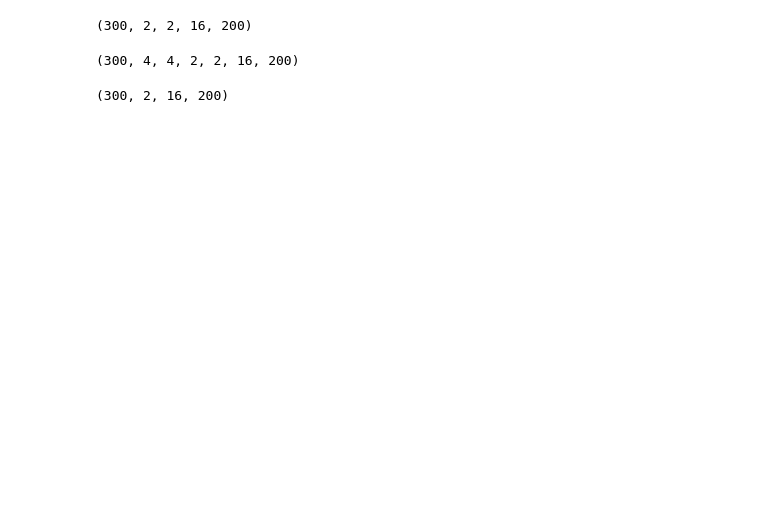
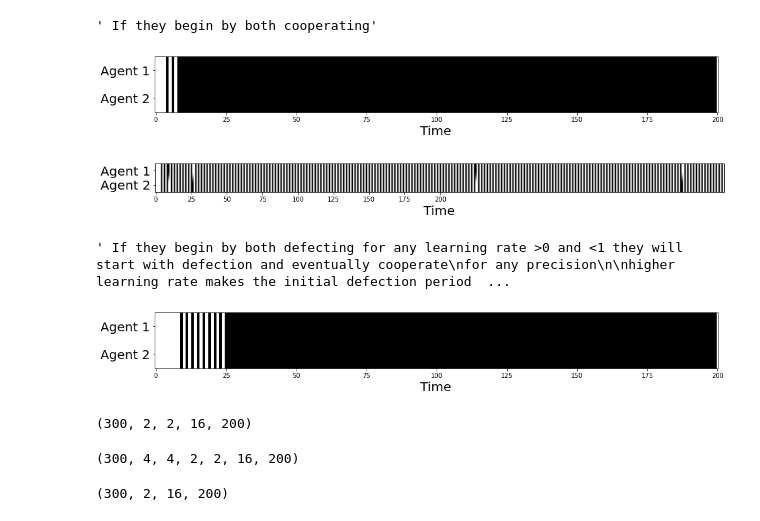
Before and after one commit to daphnedemekas/network-actinf, a Jupyter notebook: prisoners_dilemma/results.ipynb, the cells around one changed output. Cells and saved outputs as stored; diff of their text form; code cells hidden in the pictures; blank space fills up the shorter version.

```diff
--- a/prisoners_dilemma/results.ipynb
+++ b/prisoners_dilemma/results.ipynb
@@ -4,0 +7,23 @@ import seaborn as sns
+# %%
+""" If they begin by both cooperating for any learning rate >0 and <1 they will start with defection and eventually cooperate
+for any precision
+
+higher learning rate makes the initial defection period shorter"""
+# %% [output]
+' If they begin by both cooperating'
+# %%
+
+agent_1, agent_2, D = construct(precision_prosocial = 5.0, precision_antisocial=5.0, lr_pB = 1.0)
+actions_over_time, B1_over_time, B2_over_time, q_pi_over_time = sweep(agent_1, agent_2, observation_1 = [0], observation_2 = [0],D=D,T=200)
+# %%
+
+fig, ax = plt.subplots(figsize = (16,5))
+ax.grid(color='w', which = 'minor', linestyle='-', linewidth=2)
+ax.set_xlabel("Time")
+im = ax.imshow(actions_over_time.T,cmap ='gray', aspect = 10, vmin=0, vmax =1)
+ax.set_xlabel("Time",fontsize = 20)
+ax.set_xticks([0,25,50,75,100,125,150,175,200],fontsize = 18)
+ax.set_yticks([0, 1], labels=["Agent 1", "Agent 2"],fontsize = 20)
+plt.show()
+# %% [output]
+[figure, added]
@@ -4,0 +41,19 @@ import seaborn as sns
+# %%
+
+fig, ax = plt.subplots(figsize = (16,5))
+ax.grid(color='w', which = 'minor', linestyle='-', linewidth=2)
+ax.set_xlabel("Time")
+im = ax.imshow(actions_over_time.T,cmap ='gray', aspect = 10, vmin=0, vmax =1)
+ax.set_xlabel("Time",fontsize = 20)
+ax.set_xticks([0,25,50,75,100,125,150,175,200],fontsize = 18)
+ax.set_yticks([0, 1], labels=["Agent 1", "Agent 2"],fontsize = 20)
+plt.show()
+# %% [output]
+[figure, added]
+# %%
+""" If they begin by both defecting for any learning rate >0 and <1 they will start with defection and eventually cooperate
+for any precision
+
+higher learning rate makes the initial defection period shorter"""
+# %% [output]
+' If they begin by both defecting for any learning rate >0 and <1 they will start with defection and eventually cooperate\nfor any precision\n\nhigher learning rate makes the initial defection period  ...
@@ -5,3 +64,15 @@ import seaborn as sns
+# %%
+
+fig, ax = plt.subplots(figsize = (16,5))
+ax.grid(color='w', which = 'minor', linestyle='-', linewidth=2)
+ax.set_xlabel("Time")
+im = ax.imshow(actions_over_time.T,cmap ='gray', aspect = 10, vmin=0, vmax =1)
+ax.set_xlabel("Time",fontsize = 20)
+ax.set_xticks([0,25,50,75,100,125,150,175,200],fontsize = 18)
+ax.set_yticks([0, 1], labels=["Agent 1", "Agent 2"],fontsize = 20)
+plt.show()
+# %% [output]
+[figure, added]
 # %%
 actions_over_time_all = np.load('lr_01/actions_over_time_all.npy')
 B1_over_time_all = np.load('lr_01/B1_over_time_all.npy')
```
Also changed, not shown: parts of 8 cells of this notebook, 16 other files.
